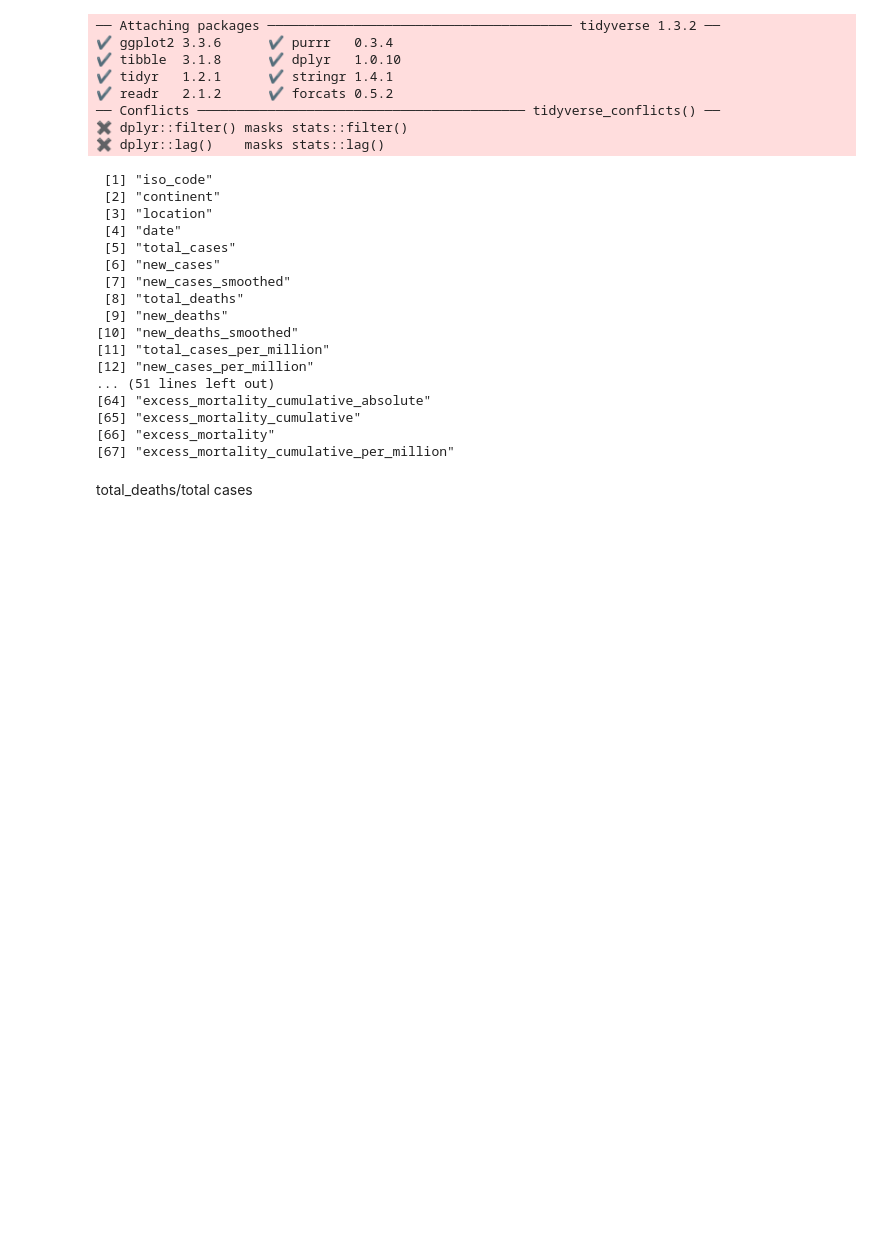
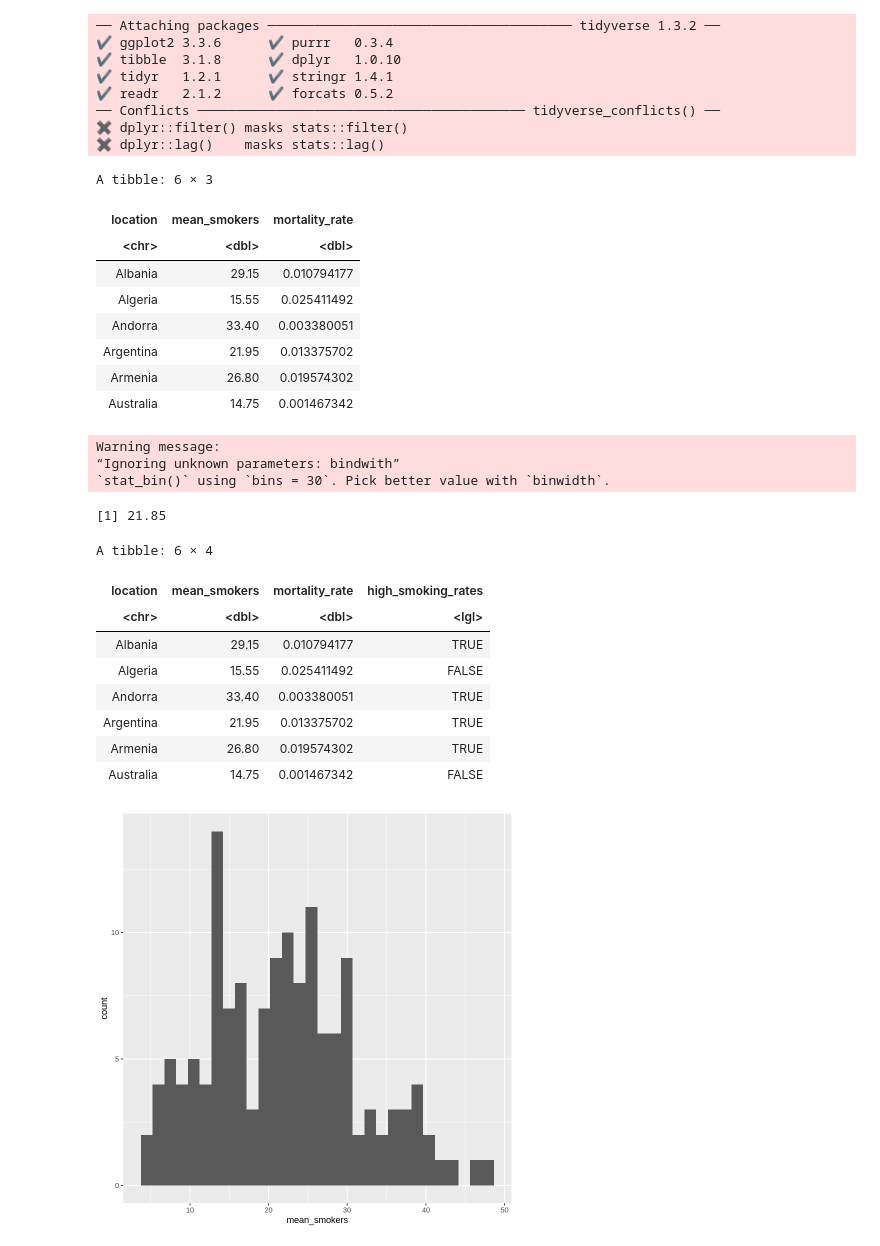
Before and after one commit to RayNguyent/STAT-201-Project, a Jupyter notebook: Untitled.ipynb, the cells around one changed output. Drawn from its saved outputs; the diff is of its cells as text; code cells hidden in the pictures; blank space fills up the shorter version.

```diff
--- a/Untitled.ipynb
+++ b/Untitled.ipynb
@@ -19,27 +19,37 @@ library(tidyverse)
 ✖ dplyr::lag()    masks stats::lag()
 # %%
 data <- read.csv("data/owid-covid-data.csv")
-colnames(data)
-# head(data %>% group_by(location) %>% summarise( sum = mean(male_smokers, na.rm = T)))
-skrt <- data %>% filter(!is.na(male_smokers)) %>% filter(!is.na(new_deaths_smoothed_per_million)) %>% group_by(location) %>%
-     summarise(male_smokers1 = mean(male_smokers), alo = sum(new_deaths_smoothed_per_million))
+data["new_cases"][is.na(data["new_cases"])] <- 0
+data["new_deaths"][is.na(data["new_deaths"])] <- 0
+skrt <- data %>% filter(!is.na(male_smokers)) %>%
+        group_by(location) %>%
+        mutate(smokers = (male_smokers + female_smokers)/2) %>% group_by(location) %>%
+        summarise(mean_smokers = mean(smokers), mortality_rate = sum(new_deaths)/sum(new_cases))
+head(skrt)
+skrt %>% ggplot(aes(x=mean_smokers)) + geom_histogram(bindwith = 0.1)
+median(skrt$mean_smokers)
+head(data2 <- skrt %>% mutate(high_smoking_rates =mean_smokers > 21.85))
 # %% [output]
- [1] "iso_code"
- [2] "continent"
- [3] "location"
- [4] "date"
- [5] "total_cases"
- [6] "new_cases"
- [7] "new_cases_smoothed"
- [8] "total_deaths"
- [9] "new_deaths"
-[10] "new_deaths_smoothed"
-[11] "total_cases_per_million"
-[12] "new_cases_per_million"
-... (51 lines left out)
-[64] "excess_mortality_cumulative_absolute"
-[65] "excess_mortality_cumulative"
-[66] "excess_mortality"
-[67] "excess_mortality_cumulative_per_million"
+A tibble: 6 × 3
+| location | mean_smokers | mortality_rate |
+| <chr> | <dbl> | <dbl> |
+| Albania | 29.15 | 0.010794177 |
+| Algeria | 15.55 | 0.025411492 |
+| Andorra | 33.40 | 0.003380051 |
+| Argentina | 21.95 | 0.013375702 |
+| Armenia | 26.80 | 0.019574302 |
+| Australia | 14.75 | 0.001467342 |
+Warning message:
+“Ignoring unknown parameters: bindwith”
+`stat_bin()` using `bins = 30`. Pick better value with `binwidth`.
+[1] 21.85
+A tibble: 6 × 4
+| location | mean_smokers | mortality_rate | high_smoking_rates |
+| <chr> | <dbl> | <dbl> | <lgl> |
+| Albania | 29.15 | 0.010794177 | TRUE |
+| Algeria | 15.55 | 0.025411492 | FALSE |
+| Andorra | 33.40 | 0.003380051 | TRUE |
+| Argentina | 21.95 | 0.013375702 | TRUE |
+| Armenia | 26.80 | 0.019574302 | TRUE |
+| Australia | 14.75 | 0.001467342 | FALSE |
+[figure, added]
-# %% [markdown]
-total_deaths/total cases
```
Also changed, not shown: parts of 1 cell of this notebook.
